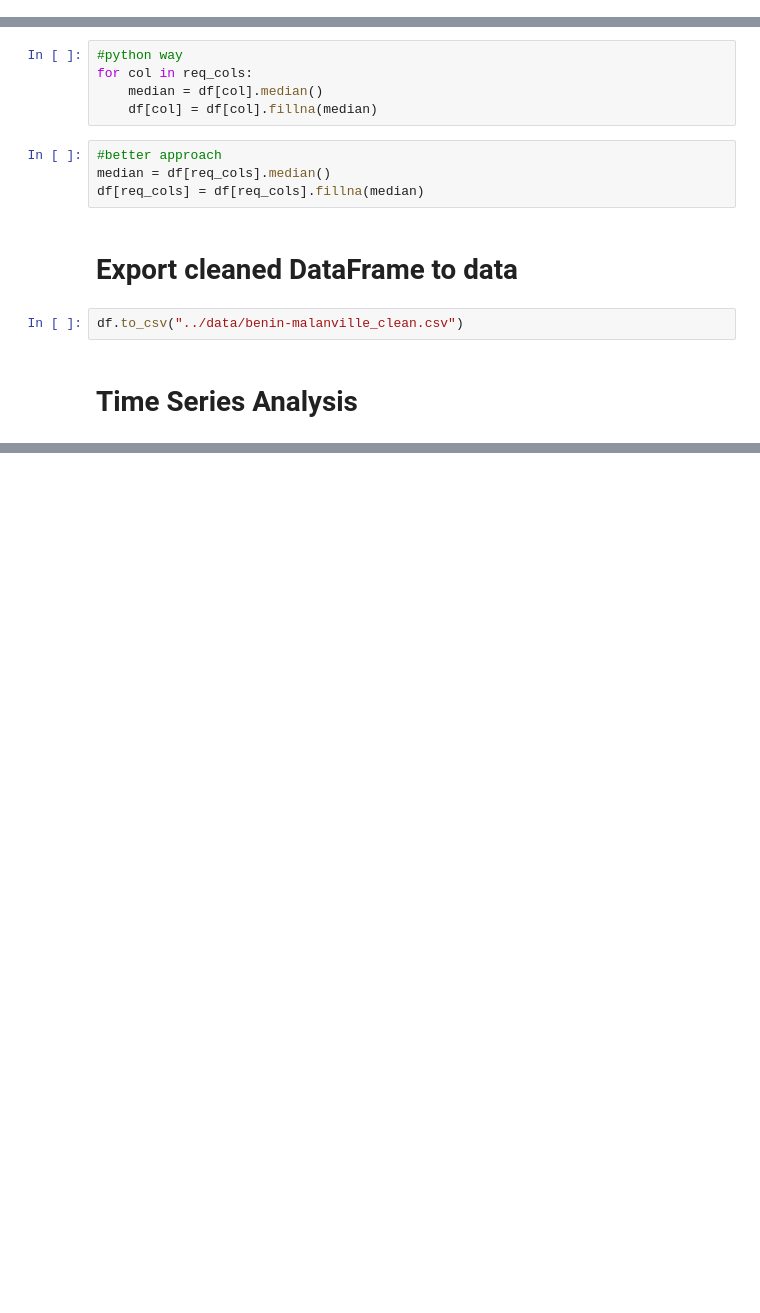
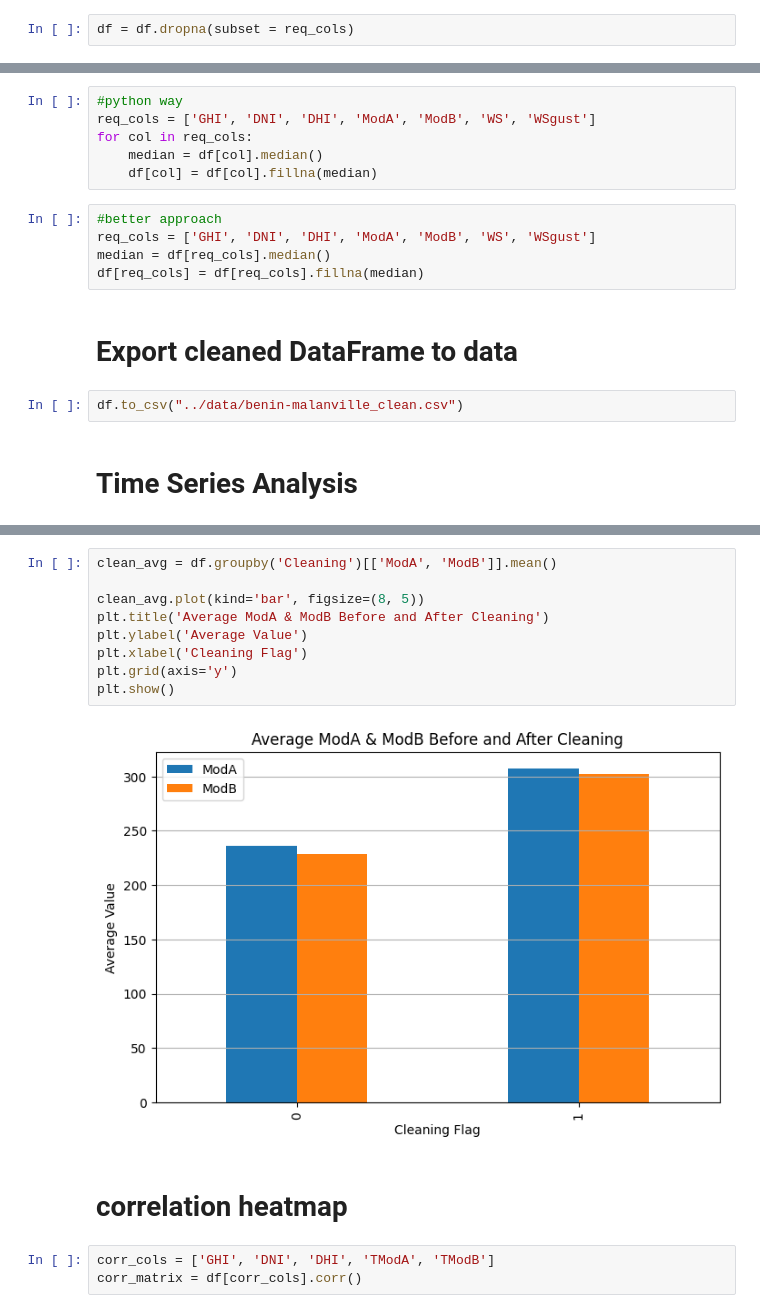
Before and after one commit to dawit-hopes/solar-challenge-week1, a Jupyter notebook: notebooks/eda-benin-malanville.ipynb, the cells around one changed output, grey strips where cells are left out. Saved outputs shown, nothing was run; the diff lists cells and outputs as text; blank space fills up the shorter version.

```diff
--- a/notebooks/eda-benin-malanville.ipynb
+++ b/notebooks/eda-benin-malanville.ipynb
@@ -387,3 +385,5 @@ df = df.dropna(subset = req_cols)
+# %%
+df = df.dropna(subset = req_cols)
 # %% [markdown]
 # Export cleaned DataFrame to data
 # %%
@@ -392,11 +392,13 @@ df.to_csv("../data/benin-malanville_clean.csv")
 # Impute with median value
 # %%
 #python way
+req_cols = ['GHI', 'DNI', 'DHI', 'ModA', 'ModB', 'WS', 'WSgust']
 for col in req_cols:
     median = df[col].median()
     df[col] = df[col].fillna(median)
 # %%
 #better approach
+req_cols = ['GHI', 'DNI', 'DHI', 'ModA', 'ModB', 'WS', 'WSgust']
 median = df[req_cols].median()
 df[req_cols] = df[req_cols].fillna(median)
 # %% [markdown]
@@ -407,0 +426,16 @@ df.to_csv("../data/benin-malanville_clean.csv")
+# %%
+clean_avg = df.groupby('Cleaning')[['ModA', 'ModB']].mean()
+
+clean_avg.plot(kind='bar', figsize=(8, 5))
+plt.title('Average ModA & ModB Before and After Cleaning')
+plt.ylabel('Average Value')
+plt.xlabel('Cleaning Flag')
+plt.grid(axis='y')
+plt.show()
+# %% [output]
+[figure, added]
+# %% [markdown]
+# correlation heatmap
+# %%
+corr_cols = ['GHI', 'DNI', 'DHI', 'TModA', 'TModB']
+corr_matrix = df[corr_cols].corr()
```
Also changed, not shown: parts of 23 cells of this notebook.
